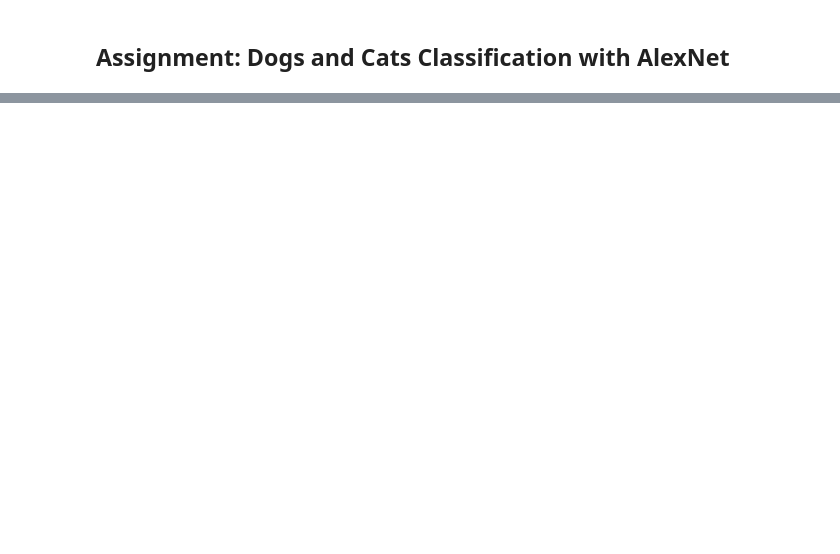
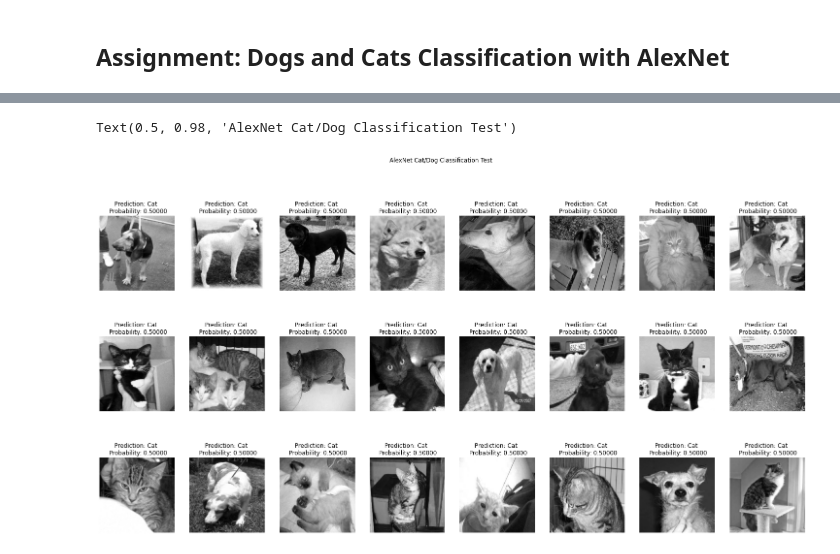
Before and after one commit to egagli/amath563, a Jupyter notebook: labs/5/Lab5_Notebook.ipynb, the cells around one changed output, grey strips where cells are left out. Cells and saved outputs as stored; diff of their text form; code cells hidden in the pictures; blank space fills up the shorter version.

```diff
--- a/labs/5/Lab5_Notebook.ipynb
+++ b/labs/5/Lab5_Notebook.ipynb
@@ -115,0 +244,28 @@ seed = torch.initial_seed()
+# %%
+# get images and labels for test set
+imgs_test, labels_test = next(iter(test_loader))
+imgs_test = imgs_test.to(cuda0)
+with torch.no_grad():
+  y_pred = model(imgs_test)
+# %%
+# get guesses
+guesses = torch.argmax(y_pred, dim=1)
+# %%
+# get probabilities
+smax=nn.Softmax(dim=1)
+probability,_ = torch.max(smax(y_pred),dim=1)
+# %%
+# plot classification accuracy
+f,ax=plt.subplots(3,8,figsize=(26,13))
+for i,(axs,predicted,true,prob) in enumerate(zip(ax.reshape(-1),guesses,labels_test,probability)):
+  axs.imshow(imgs_test.cpu()[i][0],cmap='gray')
+  if predicted == 1:
+            predicted='Dog'
+  elif predicted == 0:
+            predicted='Cat'
+  axs.set_title(f'Prediction: {predicted} \n Probability: {prob:0.5f}')
+  axs.axis('off')
+f.suptitle('AlexNet Cat/Dog Classification Test')
+# %% [output]
+Text(0.5, 0.98, 'AlexNet Cat/Dog Classification Test')
+[figure, added]
```
Also changed, not shown: parts of 17 cells of this notebook.
